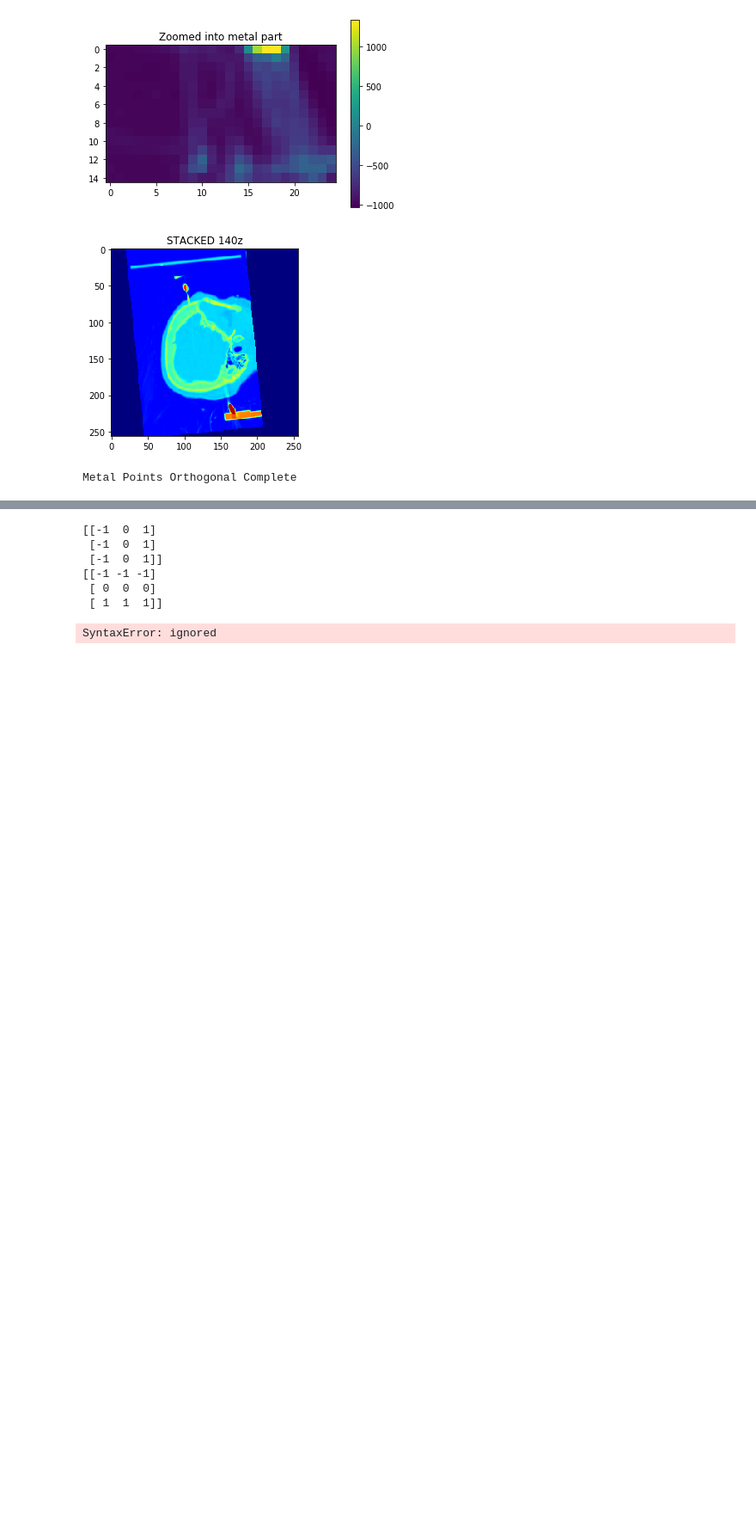
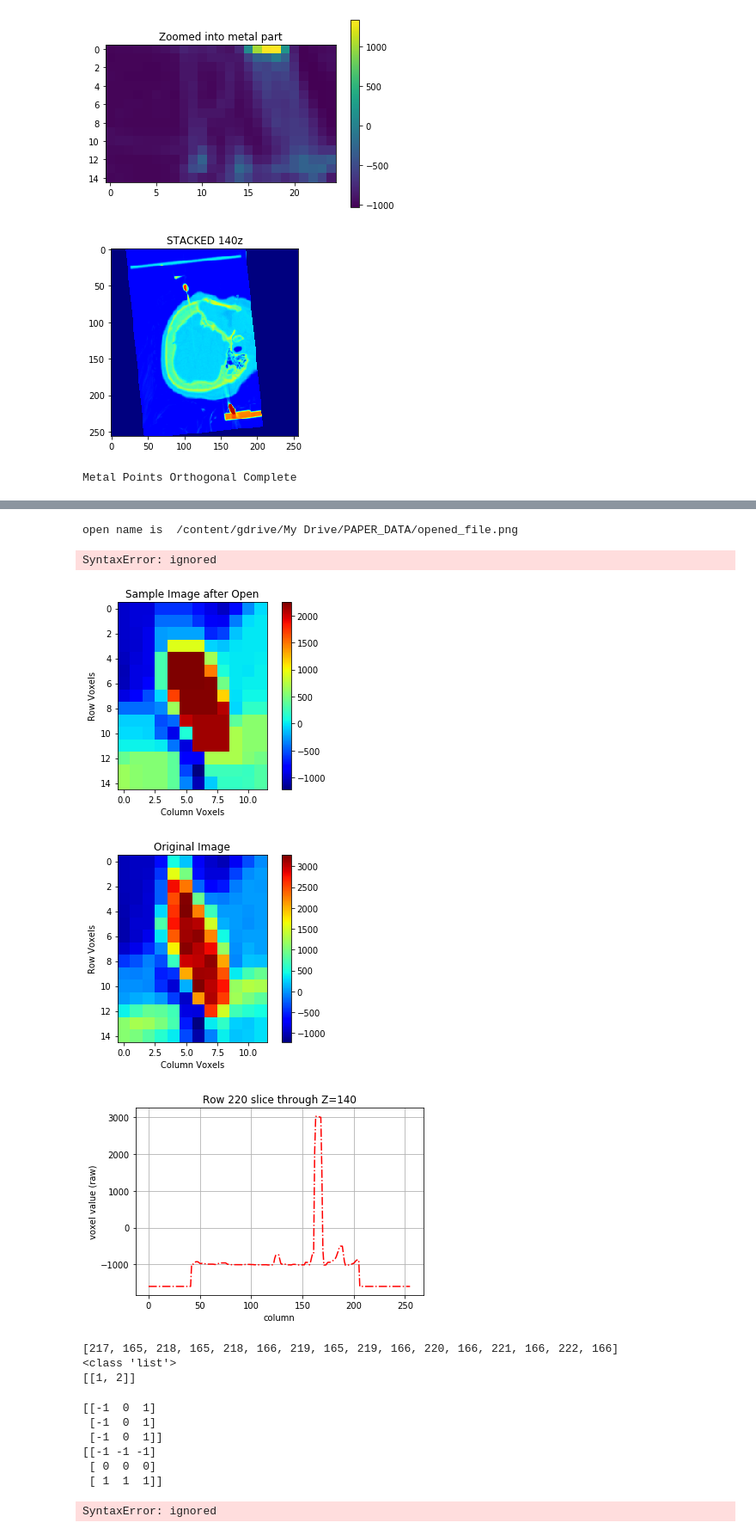
Before and after one commit to wspeier1/BE223A_2019, a Jupyter notebook: CT_Segmentation/read_NIFTI.ipynb, the cells around one changed output, grey strips where cells are left out. Shown at 86% size. Saved outputs shown, nothing was run; the diff lists cells and outputs as text; code cells hidden in the pictures; blank space fills up the shorter version.

Commit message:
produce rough marker locations and NIFTI
produces metal locations, NIFTI file. Prewitt filter edges not utilized, needs hull slices, center pixel needs rework

```diff
--- a/CT_Segmentation/read_NIFTI.ipynb
+++ b/CT_Segmentation/read_NIFTI.ipynb
@@ -714,3 +756,64 @@ IndexError: ignored
+# %%
+
+paper_dir = '/content/gdrive/My Drive/PAPER_DATA'
+
+plt.figure()
+plt.imshow(erd_data[55:70,100:112,131],cmap='jet')
+plt.colorbar()
+plt.title('Sample Image after Open')
+plt.xlabel('Column Voxels')
+plt.ylabel('Row Voxels')
+open_name = os.path.join(paper_dir, 'opened_file.png')
+print('open name is ', open_name)
+plt.savefig(open_name)
+
+plt.figure()
+plt.imshow(stacked[55:70,100:112,131],cmap='jet')
+plt.colorbar()
+plt.title('Original Image')
+plt.xlabel('Column Voxels')
+plt.ylabel('Row Voxels')
+original_name = os.path.join(paper_dir, 'original_file.png')
+plt.savefig(original_name)
+
+
+plt.figure()
+slice_name = os.path.join(paper_dir,'sliceview.png')
+plt.plot(erd_data[220,:,140],'r-.')
+plt.title('Row 220 slice through Z=140')
+plt.xlabel('column')
+plt.ylabel('voxel value (raw)')
+plt.grid()
+plt.savefig(slice_name)
+
+
+
+return
+
+print(np.shape(loc_erd))
+print(loc_erd)
+loc_erd[0][0]
+for metal_pair in range(0,len(loc_erd)):
+    print(metal_pair)
+# %% [output]
+open name is  /content/gdrive/My Drive/PAPER_DATA/opened_file.png
+SyntaxError: ignored
+[figure, added]
+[figure, added]
+[figure, added]
+# %%
+numpoints = metal_points_erd[140]
+print(numpoints)
+print(type(metal_points_erd))
+temp = []
+temploc=[]
+temp.append([1,2])
+temploc.append(temp)
+print(temploc[0])
+# %% [output]
+[217, 165, 218, 165, 218, 166, 219, 165, 219, 166, 220, 166, 221, 166, 222, 166]
+<class 'list'>
+[[1, 2]]
 # %%
 sx = [[-1, 0 ,1],[-1 ,0,1],[-1 ,0 ,1]]
 sy = [[-1,-1,-1],[0,0,0],[1,1,1]]
```
Also changed, not shown: parts of 6 cells of this notebook.
